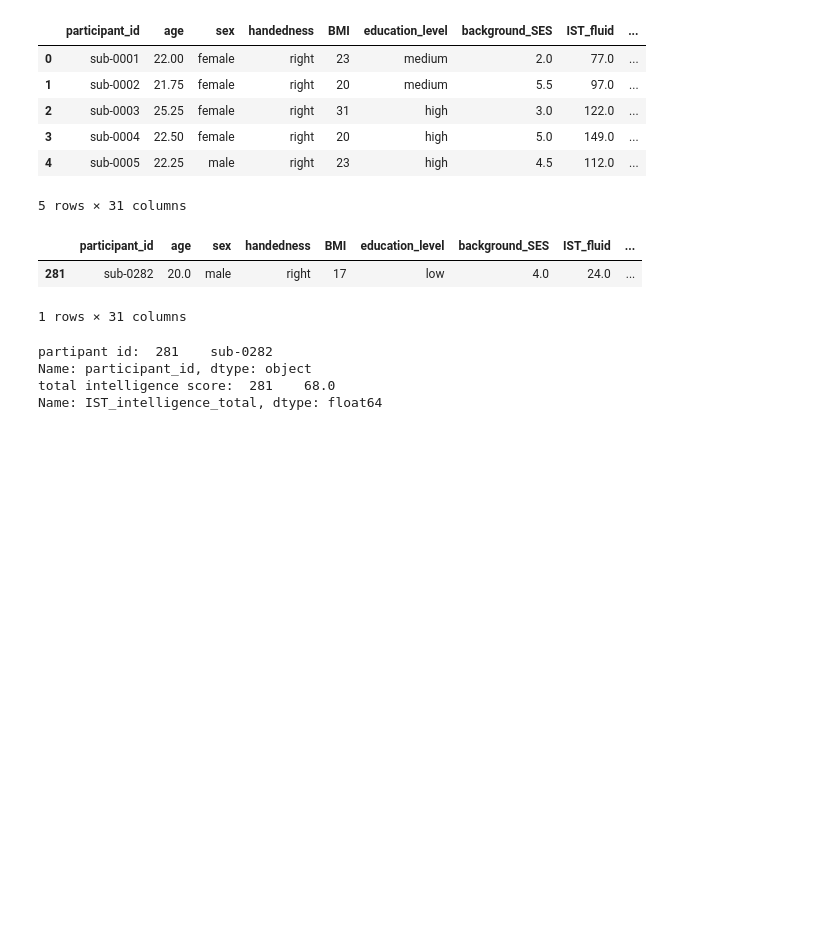
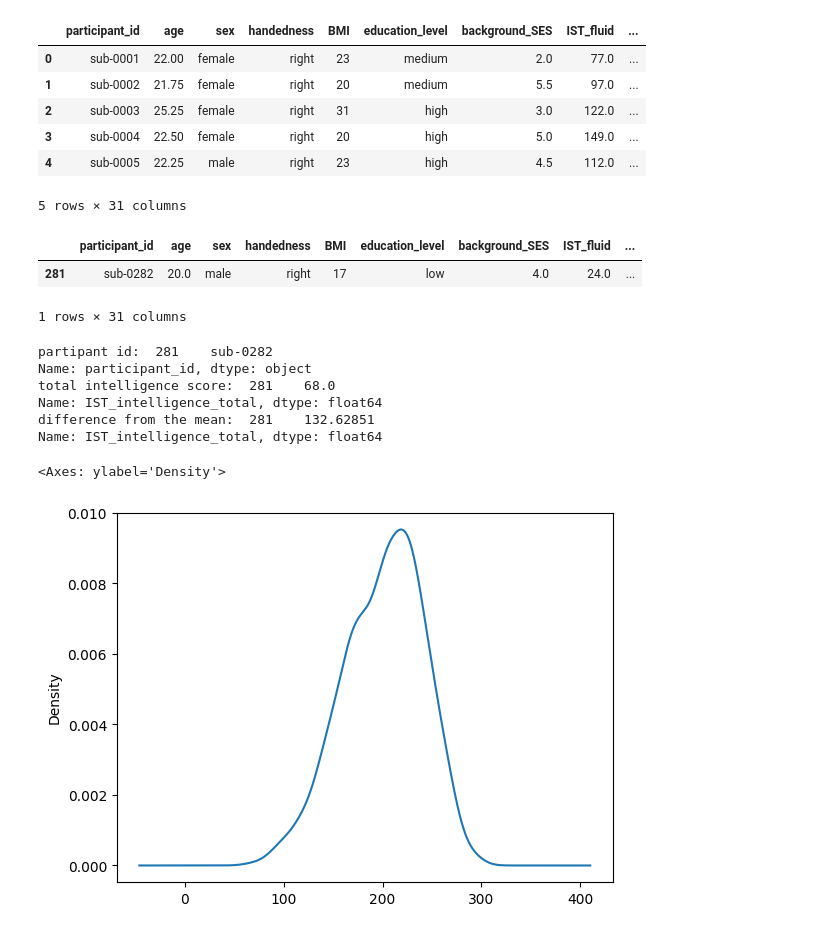
Before and after one commit to shamanth-kuthpadi/IS-modeling-connectomes, a Jupyter notebook: prelim_testing/choose_participant.ipynb, the cells around one changed output. Cells and saved outputs as stored; diff of their text form; code cells hidden in the pictures; blank space fills up the shorter version.

```diff
--- a/prelim_testing/choose_participant.ipynb
+++ b/prelim_testing/choose_participant.ipynb
@@ -22,8 +22,16 @@ chosen_participant
 # %%
 print("partipant id: ", chosen_participant.participant_id)
 print("total intelligence score: ", chosen_participant.IST_intelligence_total)
+print("difference from the mean: ", participant_df.IST_intelligence_total.mean() - chosen_participant.IST_intelligence_total)
 # %% [output]
 partipant id:  281    sub-0282
 Name: participant_id, dtype: object
 total intelligence score:  281    68.0
 Name: IST_intelligence_total, dtype: float64
+difference from the mean:  281    132.62851
+Name: IST_intelligence_total, dtype: float64
+# %%
+participant_df['IST_intelligence_total'].plot(kind='kde')
+# %% [output]
+<Axes: ylabel='Density'>
+[figure, added]
```
